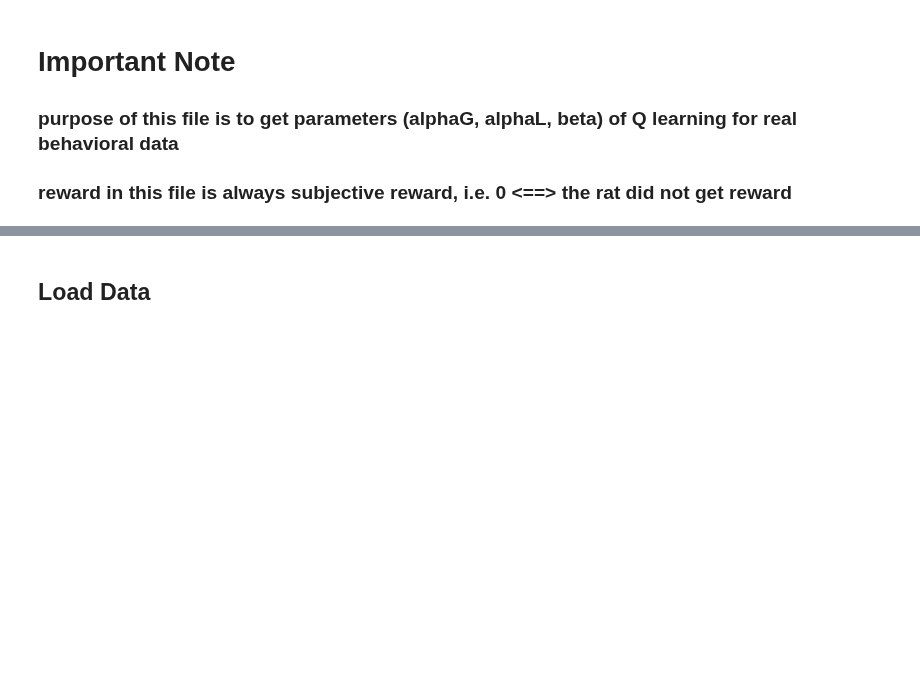
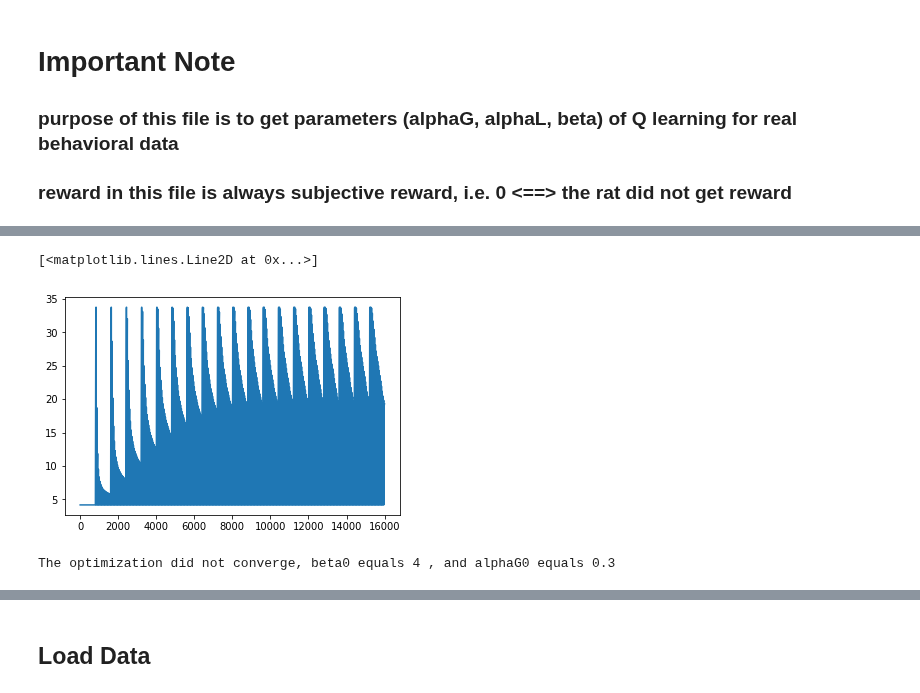
Before and after one commit to Maylibooyah69/RewardReversalPorject, a Jupyter notebook: MLE_real/MLE_real_data.ipynb, the cells around one changed output, grey strips where cells are left out. Saved outputs shown, nothing was run; the diff lists cells and outputs as text; code cells hidden in the pictures; blank space fills up the shorter version.

```diff
--- a/MLE_real/MLE_real_data.ipynb
+++ b/MLE_real/MLE_real_data.ipynb
@@ -16,0 +346,6 @@ import statsmodels.api as sm
+# %%
+#MLE on simulation data
+#try my minimizer
+action = sim_rat.choice_Log
+reward = sim_rat.obsLog
+param,ll = my_minimize(action,reward)
@@ -16,0 +356,10 @@ import statsmodels.api as sm
+# %%
+plt.plot(ll)
+# %% [output]
+[<matplotlib.lines.Line2D at 0x...>]
+[figure, added]
+# %%
+#try scipy optimization
+result = MLE_2alpha(action,reward,0.3,0.5,4)
+# %% [output]
+The optimization did not converge, beta0 equals 4 , and alphaG0 equals 0.3
```
Also changed, not shown: parts of 26 cells of this notebook.
